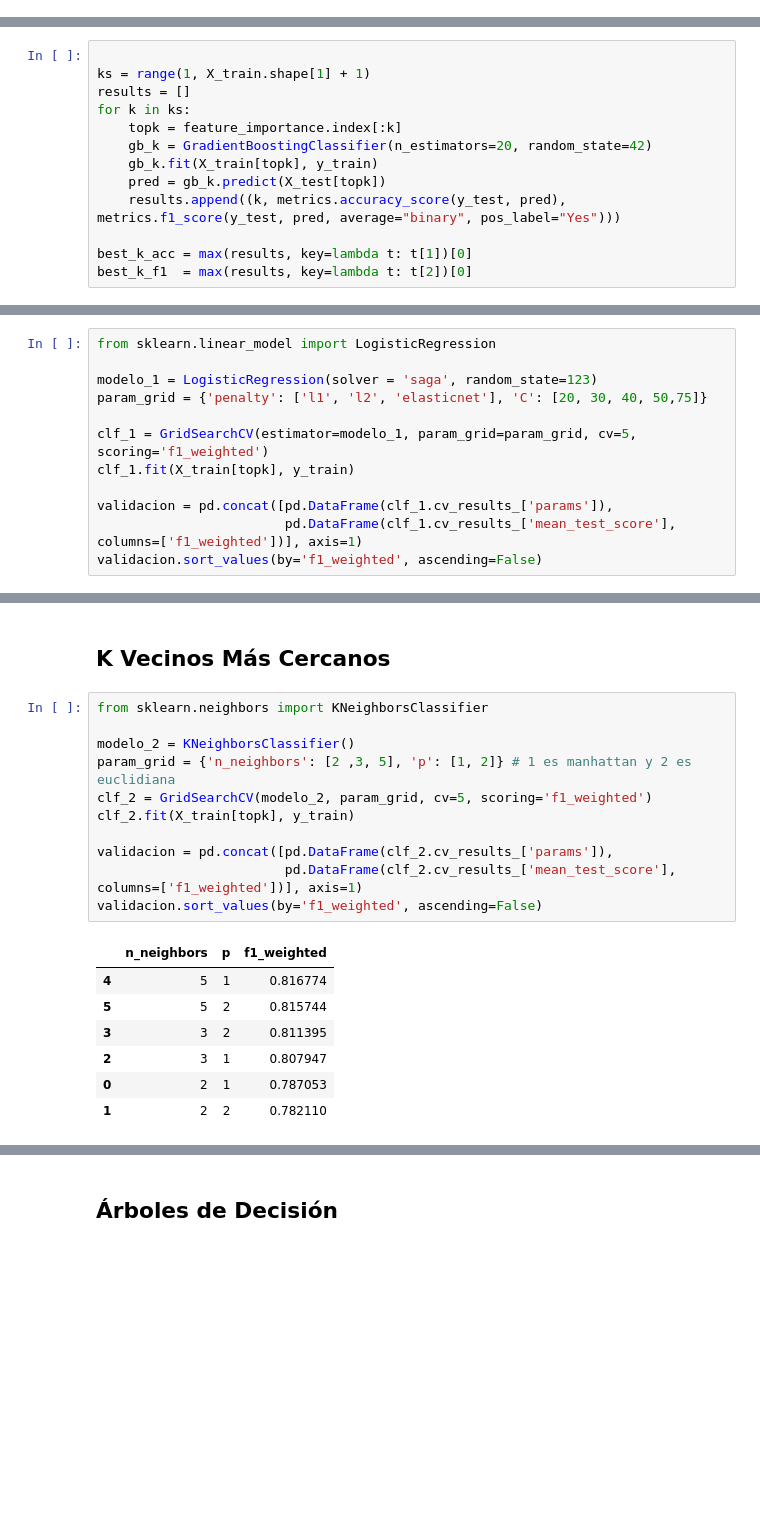
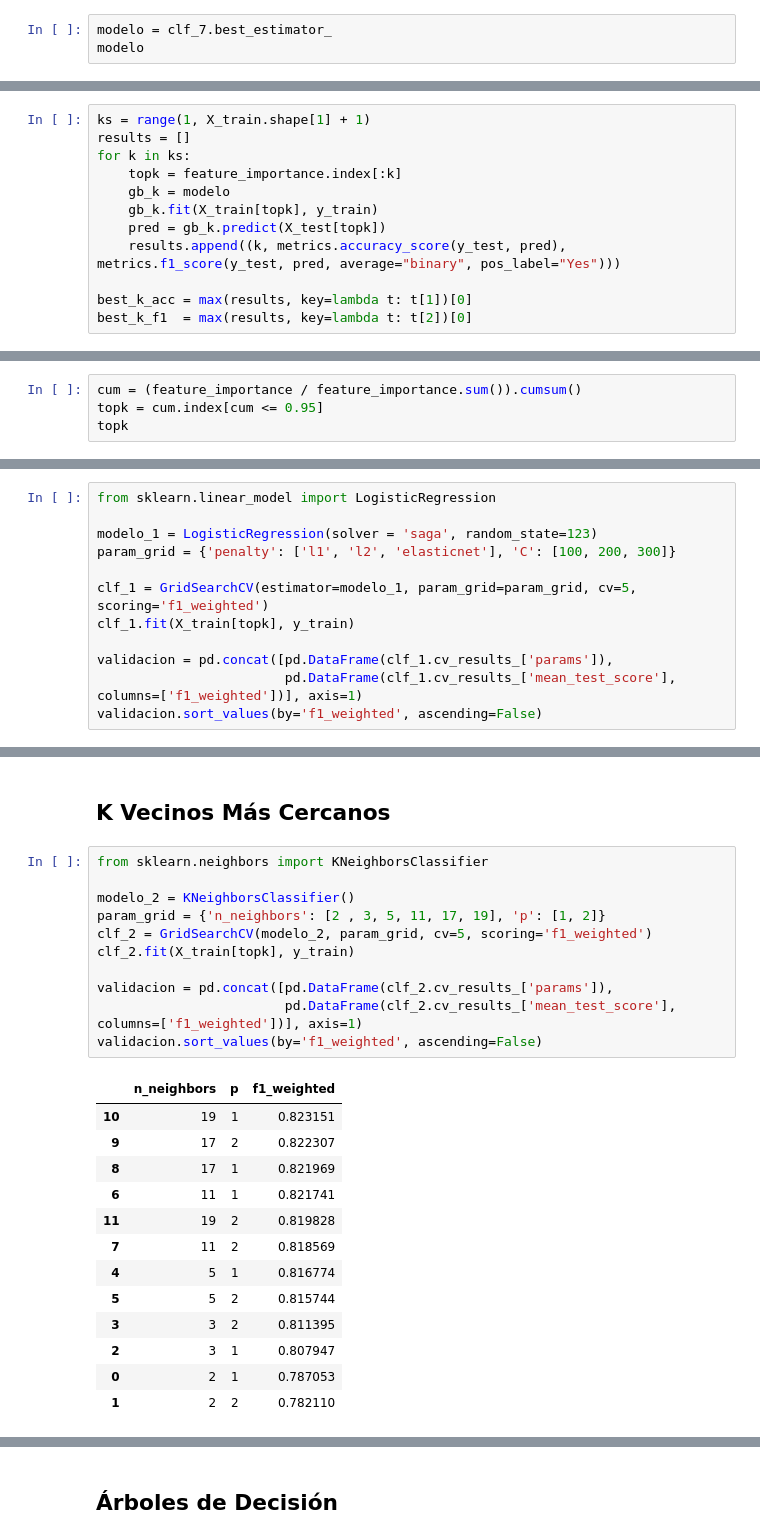
Before and after one commit to Tomaslopera/Telco_Classification, a Jupyter notebook: telco.ipynb, the cells around one changed output, grey strips where cells are left out. Saved outputs shown, nothing was run; the diff lists cells and outputs as text; blank space fills up the shorter version.

```diff
--- a/telco.ipynb
+++ b/telco.ipynb
@@ -488,0 +512,3 @@ dtype: float64
+# %%
+modelo = clf_7.best_estimator_
+modelo
@@ -489,12 +519,11 @@ dtype: float64
 # %%
 import sklearn.metrics as metrics
 # %%
-
 ks = range(1, X_train.shape[1] + 1)
 results = []
 for k in ks:
     topk = feature_importance.index[:k]
-    gb_k = GradientBoostingClassifier(n_estimators=20, random_state=42)
+    gb_k = modelo
     gb_k.fit(X_train[topk], y_train)
     pred = gb_k.predict(X_test[topk])
     results.append((k, metrics.accuracy_score(y_test, pred), metrics.f1_score(y_test, pred, average="binary", pos_label="Yes")))
@@ -516 +545,5 @@ F1: 0.6505771248688352
 Rasgos seleccionados: ['Number of Referrals', 'Contract_Month-to-Month', 'Tenure in Months', 'Monthly Charge', 'Contract_Two Year', 'Dependents_Yes', 'Zip Code', 'Age', 'Payment Method_Credit Card', ' ...
+# %%
+cum = (feature_importance / feature_importance.sum()).cumsum()
+topk = cum.index[cum <= 0.95]
+topk
@@ -567,7 +612,7 @@ def evaluar_modelos(models, X_train, Y_train, X_test, Y_test):
 from sklearn.linear_model import LogisticRegression
 
 modelo_1 = LogisticRegression(solver = 'saga', random_state=123)
-param_grid = {'penalty': ['l1', 'l2', 'elasticnet'], 'C': [20, 30, 40, 50,75]}
+param_grid = {'penalty': ['l1', 'l2', 'elasticnet'], 'C': [100, 200, 300]}
 
 clf_1 = GridSearchCV(estimator=modelo_1, param_grid=param_grid, cv=5, scoring='f1_weighted')
 clf_1.fit(X_train[topk], y_train)
@@ -603,16 +642,22 @@ LogisticRegression(C=20, penalty='l1', random_state=123, solver='saga')
 # %%
 from sklearn.neighbors import KNeighborsClassifier
 
 modelo_2 = KNeighborsClassifier()
-param_grid = {'n_neighbors': [2 ,3, 5], 'p': [1, 2]} # 1 es manhattan y 2 es euclidiana
+param_grid = {'n_neighbors': [2 , 3, 5, 11, 17, 19], 'p': [1, 2]}
 clf_2 = GridSearchCV(modelo_2, param_grid, cv=5, scoring='f1_weighted')
 clf_2.fit(X_train[topk], y_train)
 
 validacion = pd.concat([pd.DataFrame(clf_2.cv_results_['params']),
                         pd.DataFrame(clf_2.cv_results_['mean_test_score'], columns=['f1_weighted'])], axis=1)
 validacion.sort_values(by='f1_weighted', ascending=False)
 # %% [output]
 |  | n_neighbors | p | f1_weighted |
+| 10 | 19 | 1 | 0.823151 |
+| 9 | 17 | 2 | 0.822307 |
+| 8 | 17 | 1 | 0.821969 |
+| 6 | 11 | 1 | 0.821741 |
+| 11 | 19 | 2 | 0.819828 |
+| 7 | 11 | 2 | 0.818569 |
 | 4 | 5 | 1 | 0.816774 |
 | 5 | 5 | 2 | 0.815744 |
 | 3 | 3 | 2 | 0.811395 |
```
Also changed, not shown: parts of 12 cells of this notebook.
